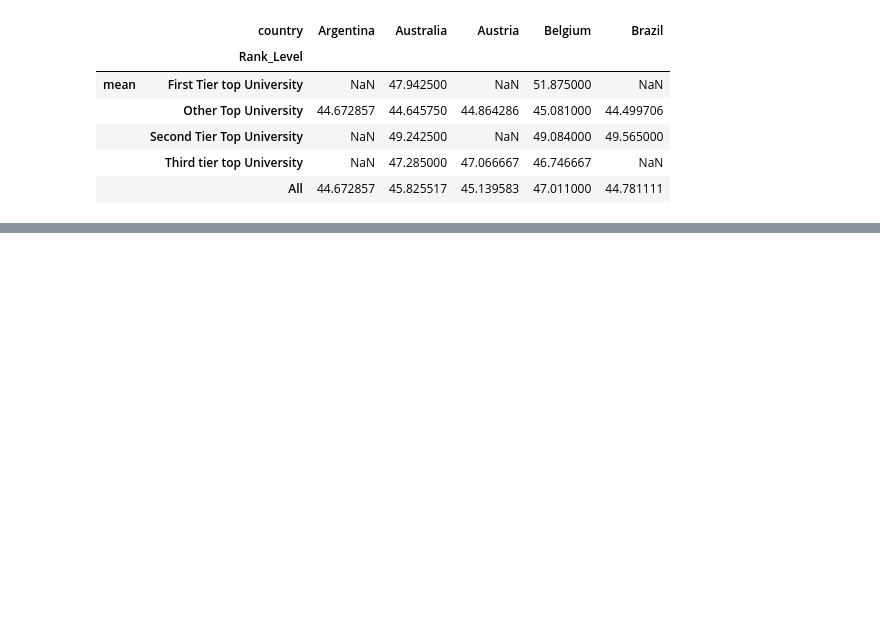
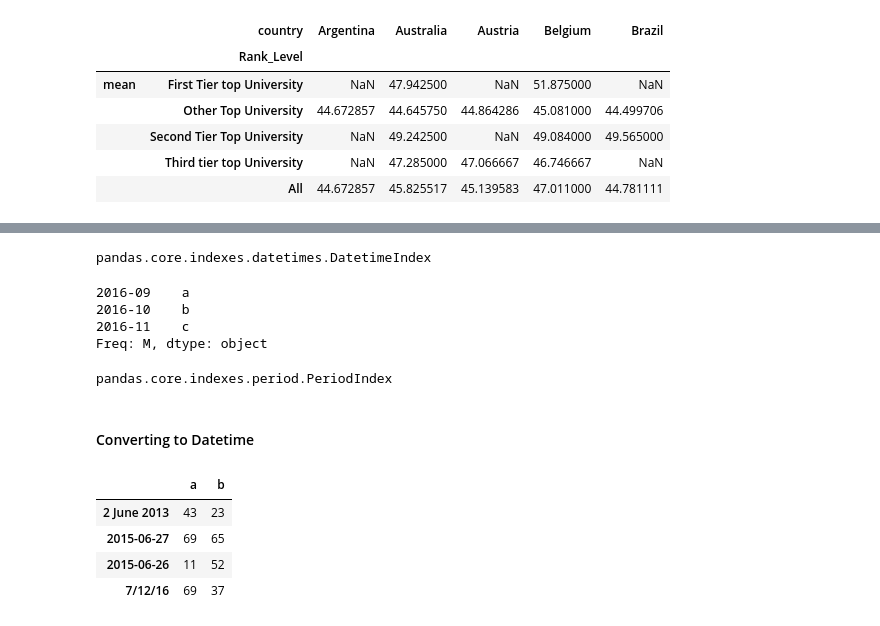
Before and after one commit to mrioshe/AppliedDataScienceWithPython, a Jupyter notebook: IntroductionToDataScienceInPython/week3_MoreDataProcessingWithPandas/MoreDataProcessingWithPandas.ipynb, the cells around one changed output, grey strips where cells are left out. Drawn from its saved outputs; the diff is of its cells as text; code cells hidden in the pictures; blank space fills up the shorter version.

```diff
--- a/IntroductionToDataScienceInPython/week3_MoreDataProcessingWithPandas/MoreDataProcessingWithPandas.ipynb
+++ b/IntroductionToDataScienceInPython/week3_MoreDataProcessingWithPandas/MoreDataProcessingWithPandas.ipynb
@@ -879,0 +932,4 @@ new_df.head()
+# %%
+type(t1.index)
+# %% [output]
+pandas.core.indexes.datetimes.DatetimeIndex
@@ -879,0 +938,24 @@ new_df.head()
+# %%
+t2
+# %% [output]
+2016-09    a
+2016-10    b
+2016-11    c
+Freq: M, dtype: object
+# %%
+type(t2.index)
+# %% [output]
+pandas.core.indexes.period.PeriodIndex
+# %% [markdown]
+#### Converting to Datetime
+# %%
+d1=['2 June 2013', '2015-06-27','2015-06-26','7/12/16']
+
+ts3=pd.DataFrame(np.random.randint(10,100,(4,2)),index=d1,columns=list('ab'))
+ts3
+# %% [output]
+|  | a | b |
+| 2 June 2013 | 43 | 23 |
+| 2015-06-27 | 69 | 65 |
+| 2015-06-26 | 11 | 52 |
+| 7/12/16 | 69 | 37 |
```
Also changed, not shown: parts of 34 cells of this notebook.
